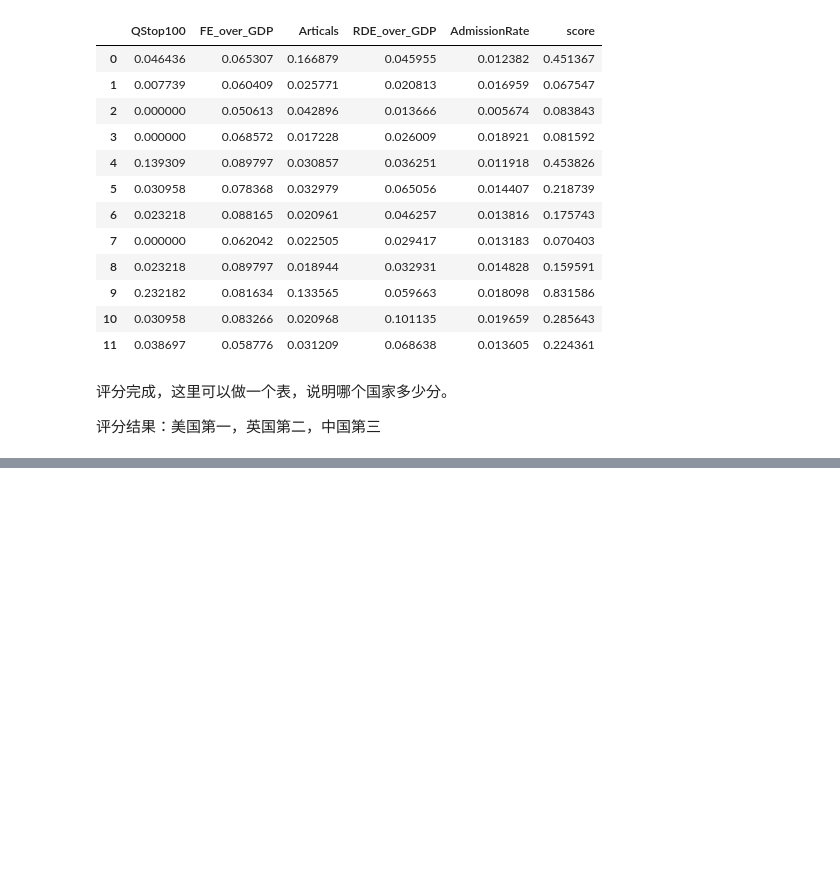
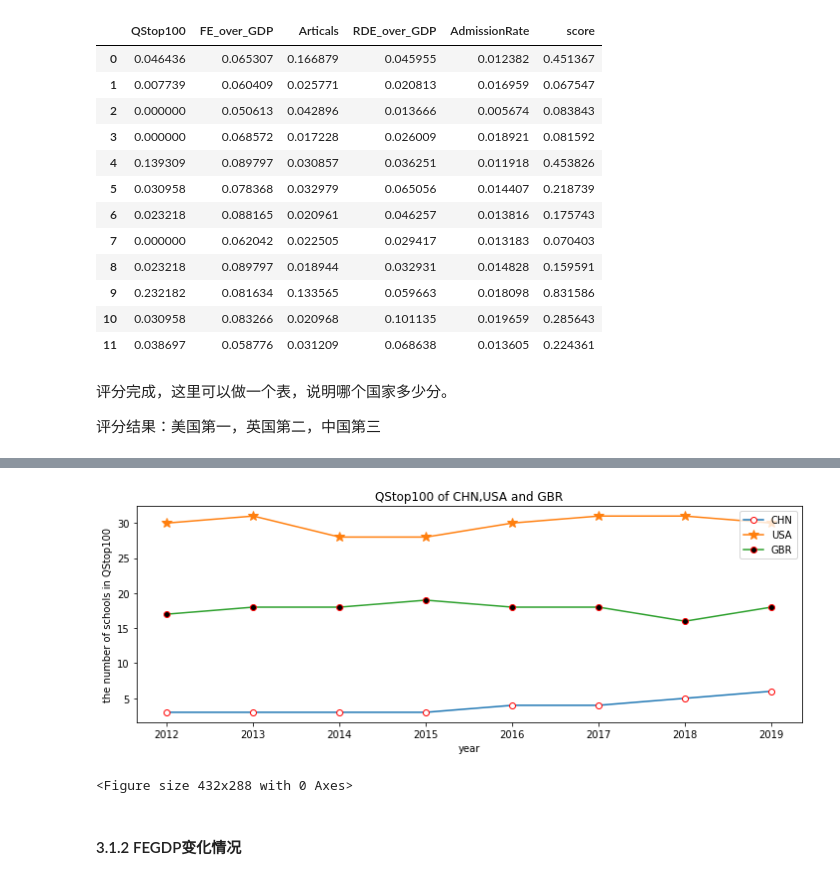
Before and after one commit to Lyman-Smoker/ICM_2021_F, a Jupyter notebook: 美赛F题.ipynb, the cells around one changed output, grey strips where cells are left out. Drawn from its saved outputs; the diff is of its cells as text; code cells hidden in the pictures; blank space fills up the shorter version.

```diff
--- a/美赛F题.ipynb
+++ b/美赛F题.ipynb
@@ -429,0 +438,4 @@ df
+# %%
+# 读数据
+QStop=pd.read_csv('D:/数模/2021年美国数学建模大赛/dataForF/QStop100.csv')
+QStop
@@ -429,0 +457,16 @@ df
+# %%
+%matplotlib inline
+fig = plt.figure(figsize=(12,4))
+plt.plot(np.arange(2012,2020), QStop.iloc[0,1:], label='CHN',marker='o', mec='r', mfc='w')
+plt.plot(np.arange(2012,2020), QStop.iloc[9,1:], label='USA', marker='*', ms=10)
+plt.plot(np.arange(2012,2020), QStop.iloc[4,1:], label='GBR',marker='o', mec='r',mfc='k')
+plt.title('QStop100 of CHN,USA and GBR')
+plt.xlabel('year')
+plt.ylabel('the number of schools in QStop100')
+plt.legend(loc='upper right')#绘制曲线图例，信息来自类型label
+plt.show()
+# %% [output]
+[figure, added]
+<Figure size 432x288 with 0 Axes>
+# %% [markdown]
+#### 3.1.2 FEGDP变化情况
```
Also changed, not shown: parts of 18 cells of this notebook.
